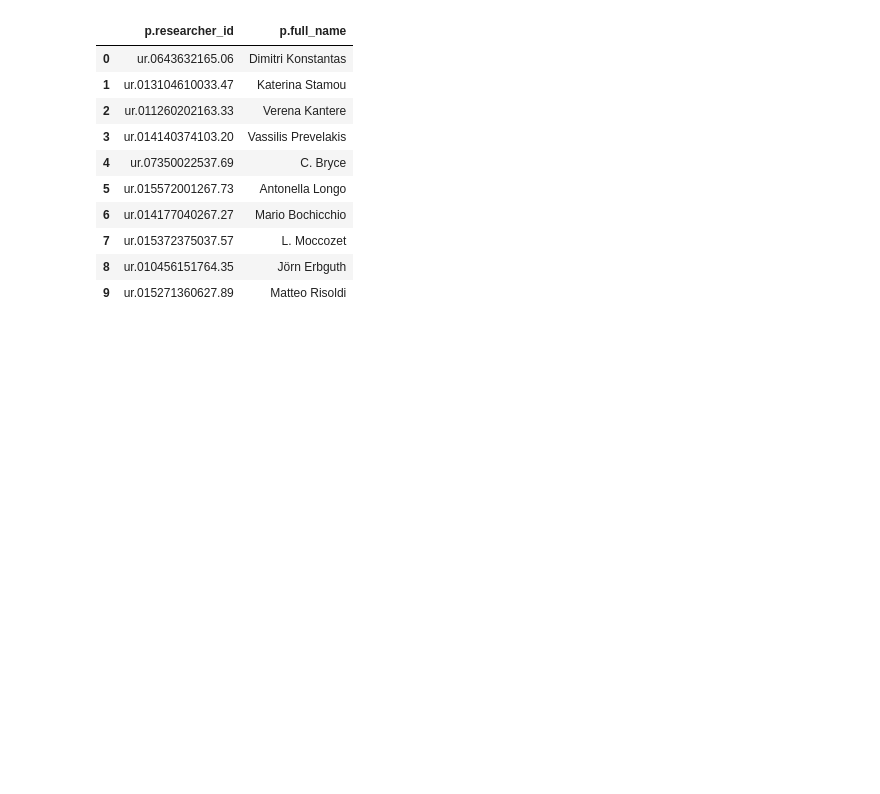
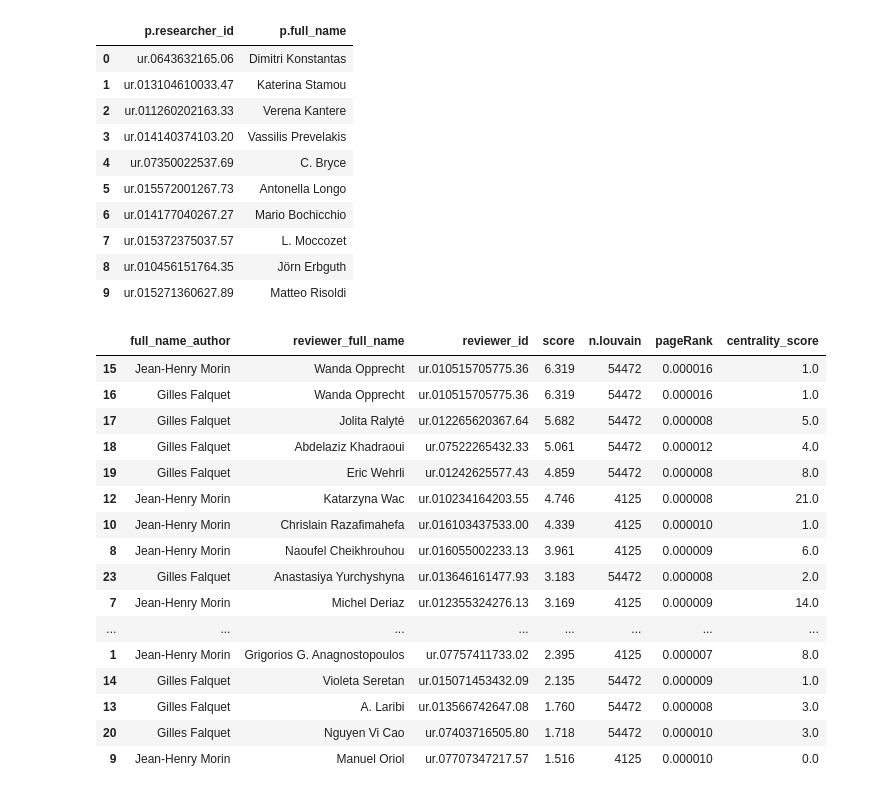
Before and after one commit to syberia101/seminaire_2022, a Jupyter notebook: query_neo4j_ml.ipynb, the cells around one changed output. Cells and saved outputs as stored; diff of their text form; code cells hidden in the pictures; blank space fills up the shorter version.

```diff
--- a/query_neo4j_ml.ipynb
+++ b/query_neo4j_ml.ipynb
@@ -749,4 +779,30 @@ co_authors.head(10)
 | 7 | ur.015372375037.57 | L. Moccozet |
 | 8 | ur.010456151764.35 | Jörn Erbguth |
 | 9 | ur.015271360627.89 | Matteo Risoldi |
+# %%
+# FINAL result for possible reviewer and if p.researcher_id
+final_result = final_merged.merge(co_authors,how="left",left_on="reviewer_id",right_on="p.researcher_id").fillna("0").sort_values(by="p.researcher_id",ascending=False)
+final_result = final_result.drop(final_result[(final_result["p.full_name"]!="0")].index)
+final_result = final_result.drop(final_result[(final_result["reviewer_full_name"].isin(researcher_list))].index)
+final_result_col = ["full_name_author","reviewer_full_name","reviewer_id","score","n.louvain","pageRank","centrality_score"]
+
+final_result[final_result_col].sort_values(by="score",ascending=False)
+# %% [output]
+|  | full_name_author | reviewer_full_name | reviewer_id | score | n.louvain | pageRank | centrality_score |
+| 15 | Jean-Henry Morin | Wanda Opprecht | ur.010515705775.36 | 6.319 | 54472 | 0.000016 | 1.0 |
+| 16 | Gilles Falquet | Wanda Opprecht | ur.010515705775.36 | 6.319 | 54472 | 0.000016 | 1.0 |
+| 17 | Gilles Falquet | Jolita Ralyté | ur.012265620367.64 | 5.682 | 54472 | 0.000008 | 5.0 |
+| 18 | Gilles Falquet | Abdelaziz Khadraoui | ur.07522265432.33 | 5.061 | 54472 | 0.000012 | 4.0 |
+| 19 | Gilles Falquet | Eric Wehrli | ur.01242625577.43 | 4.859 | 54472 | 0.000008 | 8.0 |
+| 12 | Jean-Henry Morin | Katarzyna Wac | ur.010234164203.55 | 4.746 | 4125 | 0.000008 | 21.0 |
+| 10 | Jean-Henry Morin | Chrislain Razafimahefa | ur.016103437533.00 | 4.339 | 4125 | 0.000010 | 1.0 |
+| 8 | Jean-Henry Morin | Naoufel Cheikhrouhou | ur.016055002233.13 | 3.961 | 4125 | 0.000009 | 6.0 |
+| 23 | Gilles Falquet | Anastasiya Yurchyshyna | ur.013646161477.93 | 3.183 | 54472 | 0.000008 | 2.0 |
+| 7 | Jean-Henry Morin | Michel Deriaz | ur.012355324276.13 | 3.169 | 4125 | 0.000009 | 14.0 |
+| ... | ... | ... | ... | ... | ... | ... | ... |
+| 1 | Jean-Henry Morin | Grigorios G. Anagnostopoulos | ur.07757411733.02 | 2.395 | 4125 | 0.000007 | 8.0 |
+| 14 | Gilles Falquet | Violeta Seretan | ur.015071453432.09 | 2.135 | 54472 | 0.000009 | 1.0 |
+| 13 | Gilles Falquet | A. Laribi | ur.013566742647.08 | 1.760 | 54472 | 0.000008 | 3.0 |
+| 20 | Gilles Falquet | Nguyen Vi Cao | ur.07403716505.80 | 1.718 | 54472 | 0.000010 | 3.0 |
+| 9 | Jean-Henry Morin | Manuel Oriol | ur.07707347217.57 | 1.516 | 4125 | 0.000010 | 0.0 |
 # %%
```
Also changed, not shown: parts of 17 cells of this notebook.
